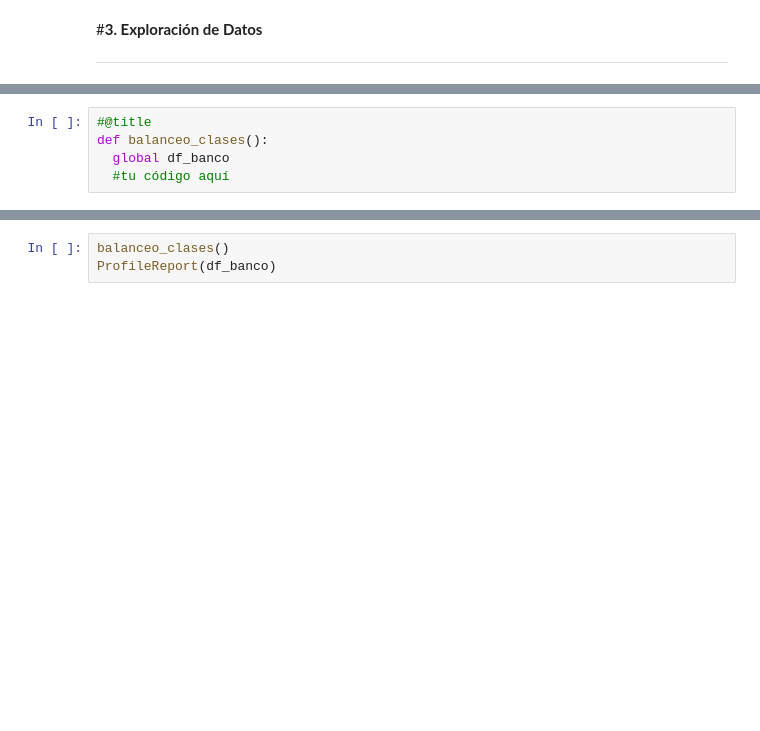
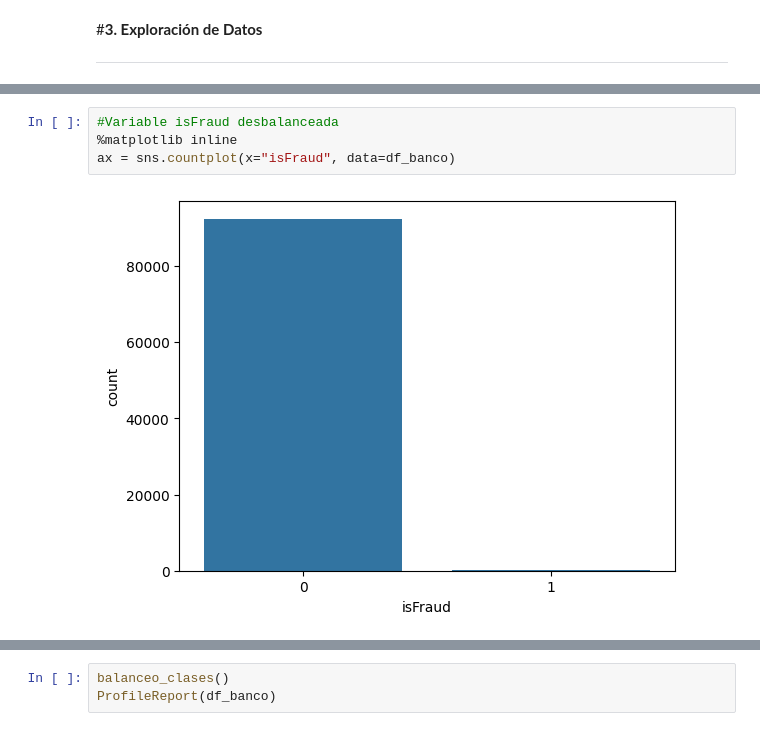
Before and after one commit to SebastianBenini/Financial_Fraud_Detection, a Jupyter notebook: Financial_Fraud_Detection.ipynb, the cells around one changed output, grey strips where cells are left out. Cells and saved outputs as stored; diff of their text form; blank space fills up the shorter version.

```diff
--- a/Financial_Fraud_Detection.ipynb
+++ b/Financial_Fraud_Detection.ipynb
@@ -196,8 +197,9 @@ memory usage: 8.5 MB
 ProfileReport(df_banco)
 # %% [output]
 [interactive output not drawn]
-# %%
-#@title
-def balanceo_clases():
-  global df_banco
-  #tu código aquí
+# %%
+#Variable isFraud desbalanceada
+%matplotlib inline
+ax = sns.countplot(x="isFraud", data=df_banco)
+# %% [output]
+[figure, added]
```
Also changed, not shown: parts of 15 cells of this notebook.
